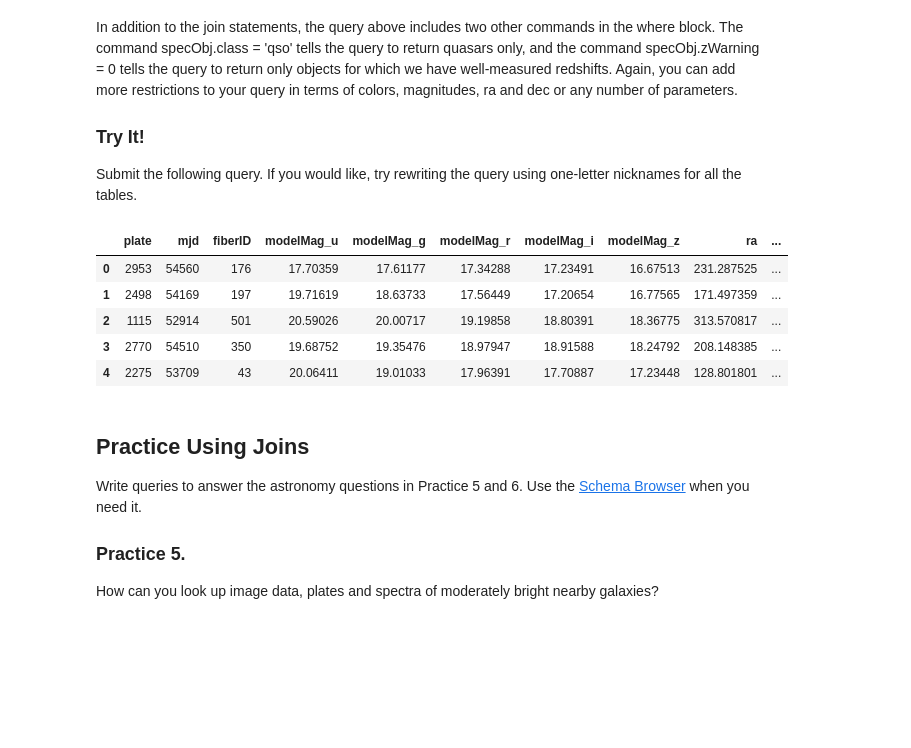
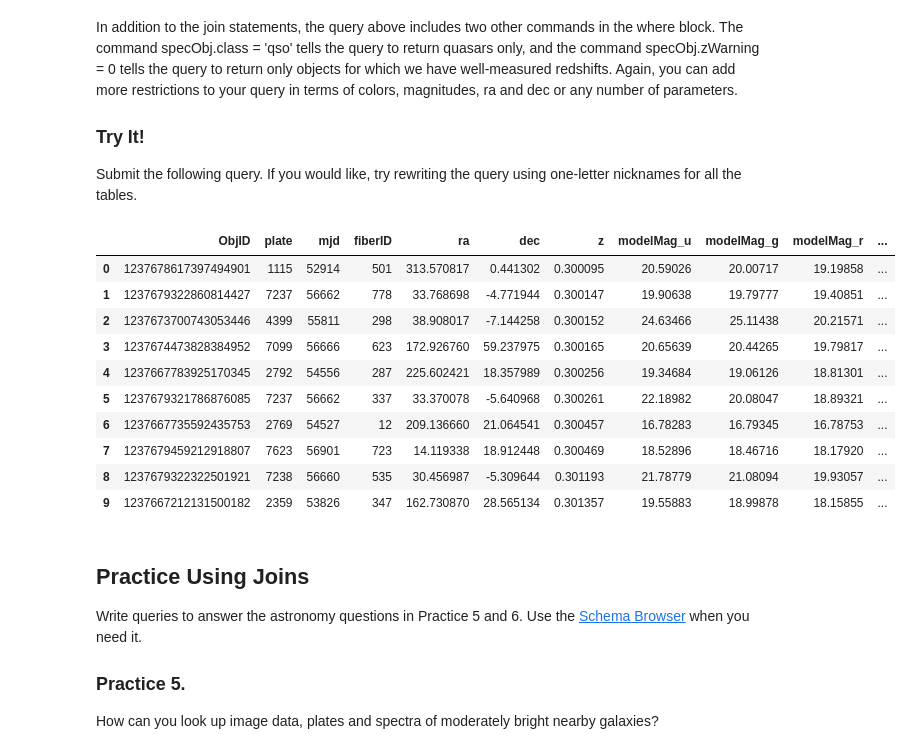
Before and after one commit to masterdesky/ELTE-databases-2020, a Jupyter notebook: practice/sdss_sql_tutorial_2020.ipynb, the cells around one changed output. Saved outputs shown, nothing was run; the diff lists cells and outputs as text; code cells hidden in the pictures; blank space fills up the shorter version.

```diff
--- a/practice/sdss_sql_tutorial_2020.ipynb
+++ b/practice/sdss_sql_tutorial_2020.ipynb
@@ -22,9 +94,7 @@ import getpass
 os.listdir('../../SciScript-Python/py3/')
 sys.path.append('../../SciScript-Python/py3/')
 # %%
-import pandas as pd
 from SciServer import Authentication, CasJobs, SkyQuery
-pd.set_option('display.max_colwidth', 200)
 # %%
 auth_name = 'masterdesky'
 auth_pass = getpass.getpass()
@@ -364,29 +603,36 @@ In addition to the join statements, the query above includes two other commands
 Submit the following query. If you would like, try rewriting the query using one-letter nicknames for all the tables.
 # %%
 sql = """
-SELECT top 100
-x.plate, x.mjd, s.fiberID, p.modelMag_u, p.modelMag_g,
-p.modelMag_r, p.modelMag_i, p.modelMag_z,
-p.ra, p.dec,
-s.z, p.ObjID
+SELECT TOP 100
+    p.ObjID,
+    x.plate, x.mjd, s.fiberID,
+    p.ra, p.dec, s.z,
+    p.modelMag_u, p.modelMag_g, p.modelMag_r, p.modelMag_i, p.modelMag_z
 FROM
-PhotoObj p
-JOIN specObj s ON s.bestObjID=p.objID
-JOIN plateX x ON x.plateID=s.plateID
+    PhotoObj p
+JOIN
+    specObj s ON s.bestObjID = p.objID
+JOIN
+    plateX x ON x.plateID = s.plateID
 WHERE
-s.class = 'qso' AND
-s.zWarning = 0 and s.z between 0.3 and 0.4
+    s.class = 'QSO' AND
+    s.zWarning = 0 and s.z BETWEEN 0.3 and 0.4;
 """
 
 res = CasJobs.executeQuery(sql, context='DR16')
-res.head()
+display(res.head(n=10))
 # %% [output]
-|  | plate | mjd | fiberID | modelMag_u | modelMag_g | modelMag_r | modelMag_i | modelMag_z | ra | ... |
-| 0 | 2953 | 54560 | 176 | 17.70359 | 17.61177 | 17.34288 | 17.23491 | 16.67513 | 231.287525 | ... |
-| 1 | 2498 | 54169 | 197 | 19.71619 | 18.63733 | 17.56449 | 17.20654 | 16.77565 | 171.497359 | ... |
-| 2 | 1115 | 52914 | 501 | 20.59026 | 20.00717 | 19.19858 | 18.80391 | 18.36775 | 313.570817 | ... |
-| 3 | 2770 | 54510 | 350 | 19.68752 | 19.35476 | 18.97947 | 18.91588 | 18.24792 | 208.148385 | ... |
-| 4 | 2275 | 53709 | 43 | 20.06411 | 19.01033 | 17.96391 | 17.70887 | 17.23448 | 128.801801 | ... |
+|  | ObjID | plate | mjd | fiberID | ra | dec | z | modelMag_u | modelMag_g | modelMag_r | ... |
+| 0 | 1237678617397494901 | 1115 | 52914 | 501 | 313.570817 | 0.441302 | 0.300095 | 20.59026 | 20.00717 | 19.19858 | ... |
+| 1 | 1237679322860814427 | 7237 | 56662 | 778 | 33.768698 | -4.771944 | 0.300147 | 19.90638 | 19.79777 | 19.40851 | ... |
+| 2 | 1237673700743053446 | 4399 | 55811 | 298 | 38.908017 | -7.144258 | 0.300152 | 24.63466 | 25.11438 | 20.21571 | ... |
+| 3 | 1237674473828384952 | 7099 | 56666 | 623 | 172.926760 | 59.237975 | 0.300165 | 20.65639 | 20.44265 | 19.79817 | ... |
+| 4 | 1237667783925170345 | 2792 | 54556 | 287 | 225.602421 | 18.357989 | 0.300256 | 19.34684 | 19.06126 | 18.81301 | ... |
+| 5 | 1237679321786876085 | 7237 | 56662 | 337 | 33.370078 | -5.640968 | 0.300261 | 22.18982 | 20.08047 | 18.89321 | ... |
+| 6 | 1237667735592435753 | 2769 | 54527 | 12 | 209.136660 | 21.064541 | 0.300457 | 16.78283 | 16.79345 | 16.78753 | ... |
+| 7 | 1237679459212918807 | 7623 | 56901 | 723 | 14.119338 | 18.912448 | 0.300469 | 18.52896 | 18.46716 | 18.17920 | ... |
+| 8 | 1237679322322501921 | 7238 | 56660 | 535 | 30.456987 | -5.309644 | 0.301193 | 21.78779 | 21.08094 | 19.93057 | ... |
+| 9 | 1237667212131500182 | 2359 | 53826 | 347 | 162.730870 | 28.565134 | 0.301357 | 19.55883 | 18.99878 | 18.15855 | ... |
 # %% [markdown]
 ## Practice Using Joins
 Write queries to answer the astronomy questions in Practice 5 and 6. Use the [Schema Browser](http://skyserver.sdss.org/dr16/en/help/browser/browser.aspx) when you need it.
```
Also changed, not shown: parts of 68 cells of this notebook, 2 other files.
